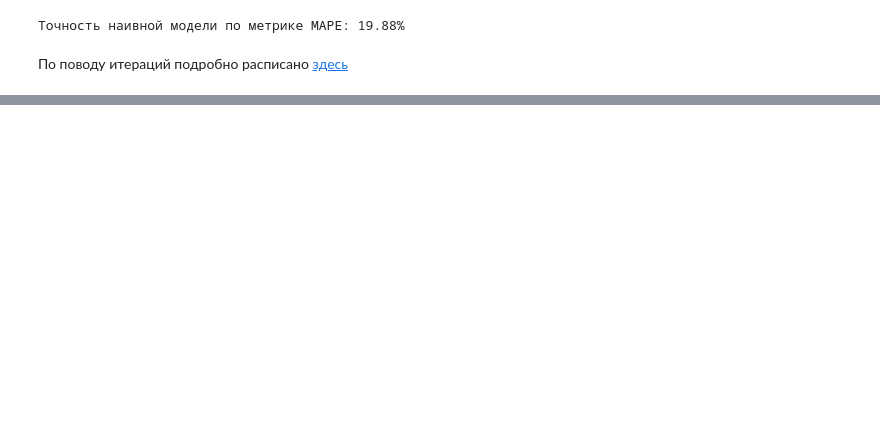
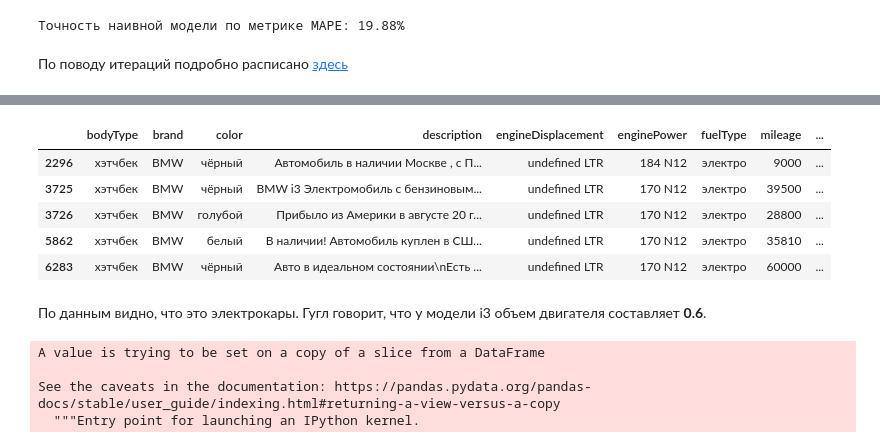
Before and after one commit to alxkzncoff/car_price_prediction_ml_dl, a Jupyter notebook: car_price_ml_dl.ipynb, the cells around one changed output, grey strips where cells are left out. Drawn from its saved outputs; the diff is of its cells as text; code cells hidden in the pictures; blank space fills up the shorter version.

```diff
--- a/car_price_ml_dl.ipynb
+++ b/car_price_ml_dl.ipynb
@@ -7,9 +11,10 @@ RANDOM_SEED                 = 42
 # %%
 # Analyse
 import pandas as pd
-pd.set_option('max_columns', None, 'max_rows', None)
 
 import numpy as np
+import matplotlib.pyplot as plt
+import seaborn as sns
 
 # ML
 from sklearn.model_selection import train_test_split
@@ -103,0 +203,18 @@ print(f"Точность наивной модели по метрике MAPE: {
+# %%
+train[train.engineDisplacement=='undefined LTR']
+# %% [output]
+|  | bodyType | brand | color | description | engineDisplacement | enginePower | fuelType | mileage | ... |
+| 2296 | хэтчбек | BMW | чёрный | Автомобиль в наличии Москве , с П... | undefined LTR | 184 N12 | электро | 9000 | ... |
+| 3725 | хэтчбек | BMW | чёрный | BMW i3 Электромобиль с бензиновым... | undefined LTR | 170 N12 | электро | 39500 | ... |
+| 3726 | хэтчбек | BMW | голубой | Прибыло из Америки в августе 20 г... | undefined LTR | 170 N12 | электро | 28800 | ... |
+| 5862 | хэтчбек | BMW | белый | В наличии! Автомобиль куплен в СШ... | undefined LTR | 170 N12 | электро | 35810 | ... |
+| 6283 | хэтчбек | BMW | чёрный | Авто в идеальном состоянии\nЕсть ... | undefined LTR | 170 N12 | электро | 60000 | ... |
+# %% [markdown]
+По данным видно, что это электрокары. Гугл говорит, что у модели i3 объем двигателя составляет **0.6**.
+# %%
+train.engineDisplacement[train.engineDisplacement=='undefined LTR'] = '0.6 LTR'
+# %% [output]
+A value is trying to be set on a copy of a slice from a DataFrame
+
+See the caveats in the documentation: https://pandas.pydata.org/pandas-docs/stable/user_guide/indexing.html#returning-a-view-versus-a-copy
+  """Entry point for launching an IPython kernel.
```
Also changed, not shown: parts of 34 cells of this notebook.
